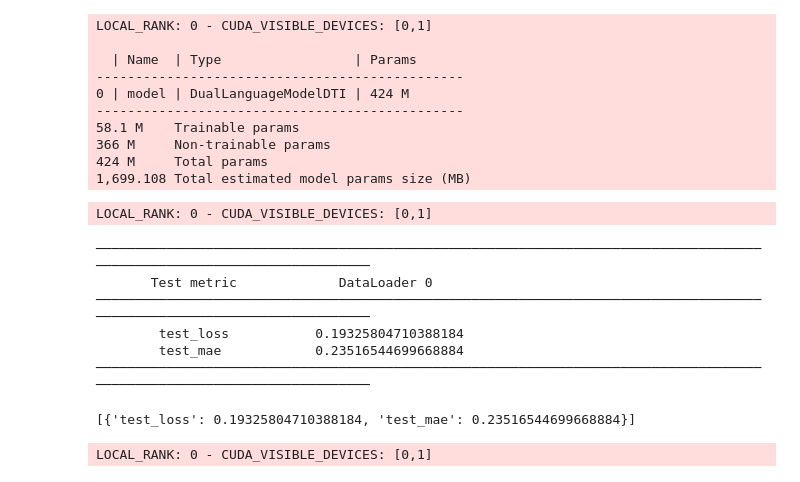
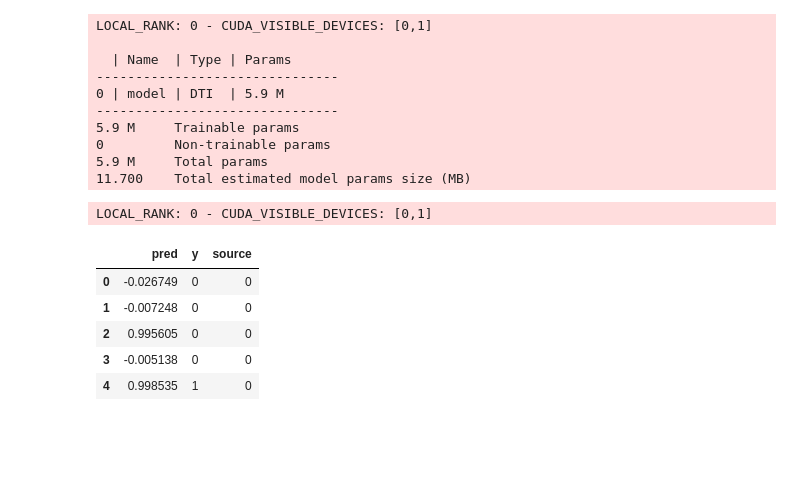
Before and after one commit to jonghyunlee1993/DLM_DTI, a Jupyter notebook: DLM_DTI_DeepDTA.ipynb, the cells around one changed output. Drawn from its saved outputs; the diff is of its cells as text; code cells hidden in the pictures; blank space fills up the shorter version.

```diff
--- a/DTI_davis_512.ipynb
+++ b/DLM_DTI_DeepDTA.ipynb
@@ -238,41 +297,45 @@ TPU available: False, using: 0 TPU cores
 IPU available: False, using: 0 IPUs
 HPU available: False, using: 0 HPUs
 # %%
-# trainer.fit(model, train_dataloader, valid_dataloader)
+trainer.fit(predictor, train_dataloader, valid_dataloader)
 # %% [output]
 LOCAL_RANK: 0 - CUDA_VISIBLE_DEVICES: [0,1]
 
-  | Name  | Type                 | Params
------------------------------------------------
-0 | model | DualLanguageModelDTI | 424 M
------------------------------------------------
-58.1 M    Trainable params
-366 M     Non-trainable params
-424 M     Total params
-1,699.108 Total estimated model params size (MB)
+  | Name  | Type | Params
+-------------------------------
+0 | model | DTI  | 5.9 M
+-------------------------------
+5.9 M     Trainable params
+0         Non-trainable params
+5.9 M     Total params
+11.700    Total estimated model params size (MB)
-# %%
-ckpt_fname = "dlm_dti-epoch=194-valid_loss=0.2036-valid_mae=0.2368.ckpt"
-
-model = model.load_from_checkpoint("weights/dlm_dti_davis_512/" + ckpt_fname, dlm_dti=dlm_dti)
-trainer.test(model, test_dataloader)
-# %% [output]
-LOCAL_RANK: 0 - CUDA_VISIBLE_DEVICES: [0,1]
-────────────────────────────────────────────────────────────────────────────────────────────────────────────────────────
-       Test metric             DataLoader 0
-────────────────────────────────────────────────────────────────────────────────────────────────────────────────────────
-        test_loss           0.19325804710388184
-        test_mae            0.23516544699668884
-────────────────────────────────────────────────────────────────────────────────────────────────────────────────────────
-[{'test_loss': 0.19325804710388184, 'test_mae': 0.23516544699668884}]
-# %%
-pred = trainer.predict(model, test_dataloader)
-
-true_ = test_dataloader.dataset.data.Y
-pred_ = []
-
-for i in pred:
-    for j in i.tolist():
-        pred_.append(j)
-# %% [output]
-LOCAL_RANK: 0 - CUDA_VISIBLE_DEVICES: [0,1]
+# %%
+predictor = predictor.load_from_checkpoint(
+    "weights/DeepDTA_MSE/DTI-epoch=102-valid_loss=0.0722-valid_auroc=0.9183-valid_auprc=0.6642.ckpt",
+    model=model
+)
+
+pred_out = trainer.predict(predictor, test_dataloader)
+# %% [output]
+LOCAL_RANK: 0 - CUDA_VISIBLE_DEVICES: [0,1]
+# %%
+results = np.array([]).reshape(0, 3)
+
+for pred, label, source in pred_out:
+    line_ = np.array([pred.detach().numpy(),
+         label.detach().numpy(),
+         source.detach().numpy()]).T
+    results = np.vstack([results, line_])
+
+results = pd.DataFrame(results, columns=["pred", "y", "source"])
+results.y = results.y.astype(int)
+results.source = results.source.astype(int)
+results.head()
+# %% [output]
+|  | pred | y | source |
+| 0 | -0.026749 | 0 | 0 |
+| 1 | -0.007248 | 0 | 0 |
+| 2 | 0.995605 | 0 | 0 |
+| 3 | -0.005138 | 0 | 0 |
+| 4 | 0.998535 | 1 | 0 |
 # %%
```
Also changed, not shown: parts of 11 cells of this notebook, 17 other files.
